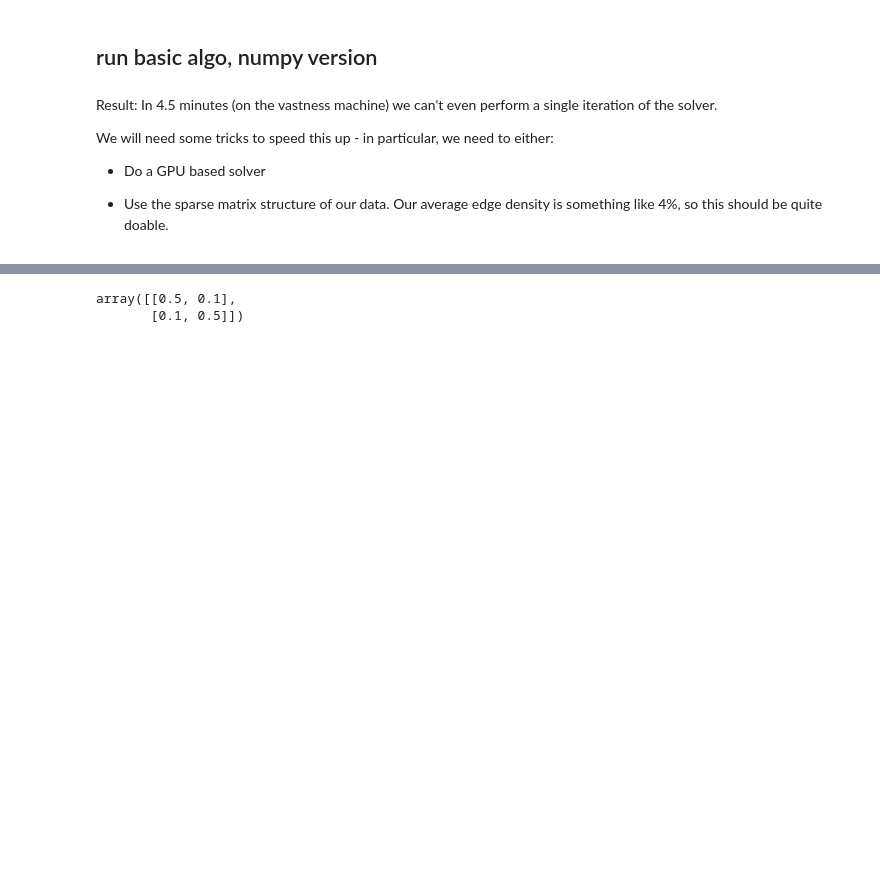
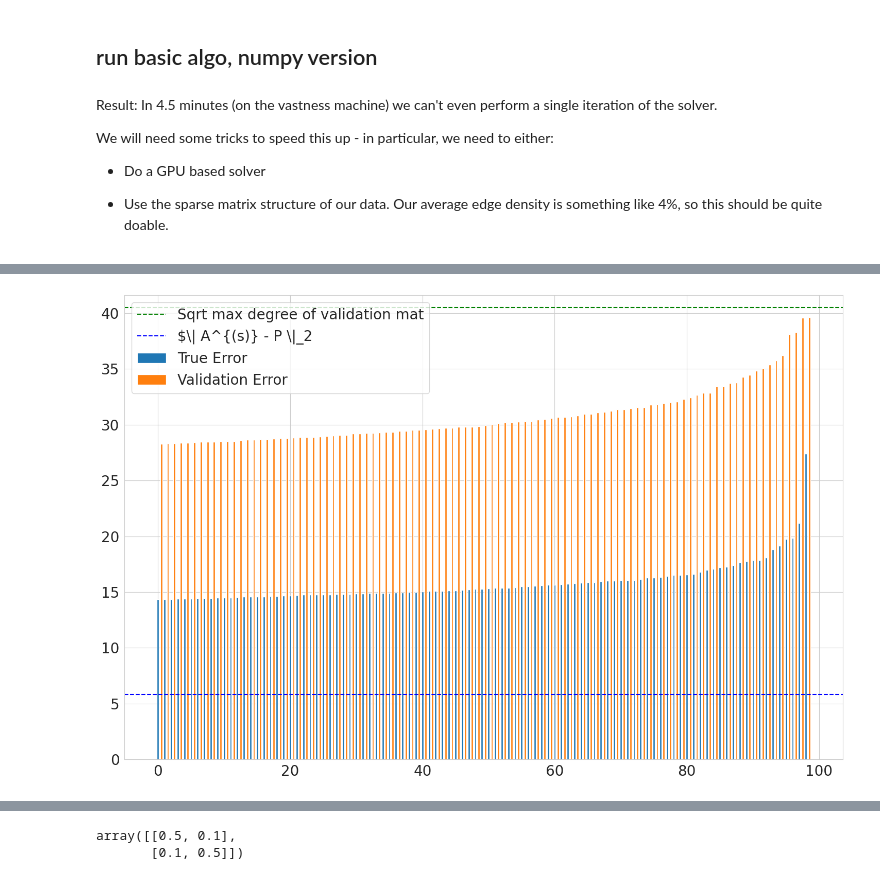
Before and after one commit to akhiljalan/cellag-misc, a Jupyter notebook: ppi-1-test-recovery-edge-occlusion.ipynb, the cells around one changed output, grey strips where cells are left out. Saved outputs shown, nothing was run; the diff lists cells and outputs as text; code cells hidden in the pictures; blank space fills up the shorter version.

```diff
--- a/ppi-1-test-recovery-edge-occlusion.ipynb
+++ b/ppi-1-test-recovery-edge-occlusion.ipynb
@@ -194,0 +489,24 @@ We will need some tricks to speed this up - in particular, we need to either:
+# %%
+%%time
+delta = 0.1
+k = 100
+objective = lambda eta_arr: objective_with_params_sparse(eta_arr, validation_mat, sample_mats, delta, num_eigs_included=k,
+                                                         verbose=True)
+
+bfgs_options = {
+    'iprint': 2,
+    'maxiter': 50,
+    'maxfun': 2,
+    'maxls': 3,
+    'ftol': 1e-2,
+    'gtol': 1e-2,
+}
+
+result = scipy.optimize.minimize(
+    objective,
+    eta_init,
+    method='L-BFGS-B',
+    jac=None,
+    bounds=[(0, 1) for _ in range(len(sample_mats))],
+    options=bfgs_options
+)
@@ -194,0 +537,13 @@ We will need some tricks to speed this up - in particular, we need to either:
+# %%
+def result_diff(result_dict, sample_mats, validation_mat, ground_truth_mat, num_eigs_included):
+    P_hat = gl.matrix_lin_combo_pos_sign(result_dict['x'], sample_mats)
+    validation_diff_svals = scipy.sparse.linalg.svds(validation_mat - P_hat, solver='arpack',
+                                                k=num_eigs_included - 1, return_singular_vectors=False)
+    true_diff_svals = scipy.sparse.linalg.svds(ground_truth_mat - P_hat, solver='arpack',
+                                                k=num_eigs_included - 1, return_singular_vectors=False)
+    delta_est = gl.get_delta_estimate(validation_mat)
+    true_delta = scipy.sparse.linalg.norm(validation_mat - ground_truth_mat, ord=2)
+    return validation_diff_svals, true_diff_svals, delta_est, true_delta
+# %%
+validation_diff_svals, true_diff_svals, delta_est, true_delta = result_diff(result, sample_mats,
+                                                                            validation_mat, sparse_matrix, 100)
@@ -194,0 +560,10 @@ We will need some tricks to speed this up - in particular, we need to either:
+# %%
+
+plt.bar(np.arange(len(true_diff_svals)), true_diff_svals, label='True Error', width=0.3)
+plt.bar(np.arange(len(true_diff_svals)) + 0.5, validation_diff_svals, label='Validation Error', width=0.3)
+plt.axhline(delta_est, ls='--', color='green', label='Sqrt max degree of validation mat')
+plt.axhline(true_delta, ls='--', color='blue', label='$\| A^{(s)} - P \|_2')
+plt.legend()
+plt.tight_layout()
+# %% [output]
+[figure, added]
```
Also changed, not shown: parts of 93 cells of this notebook, 4 other files.
